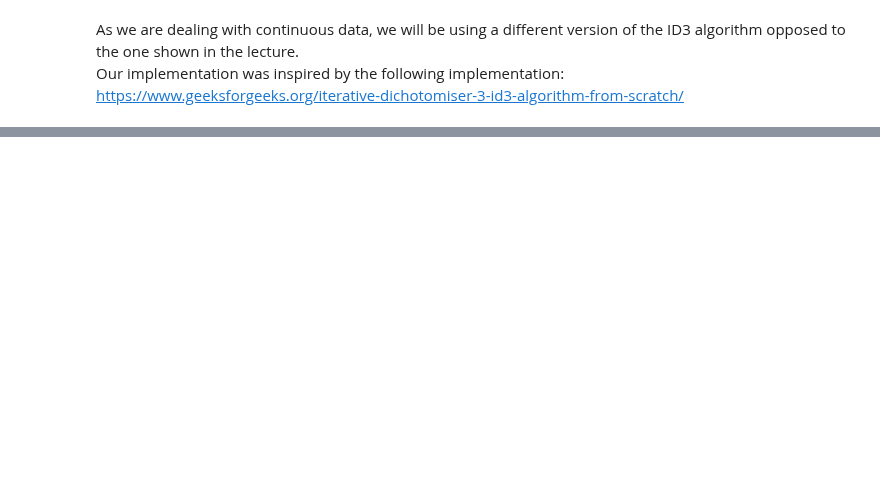
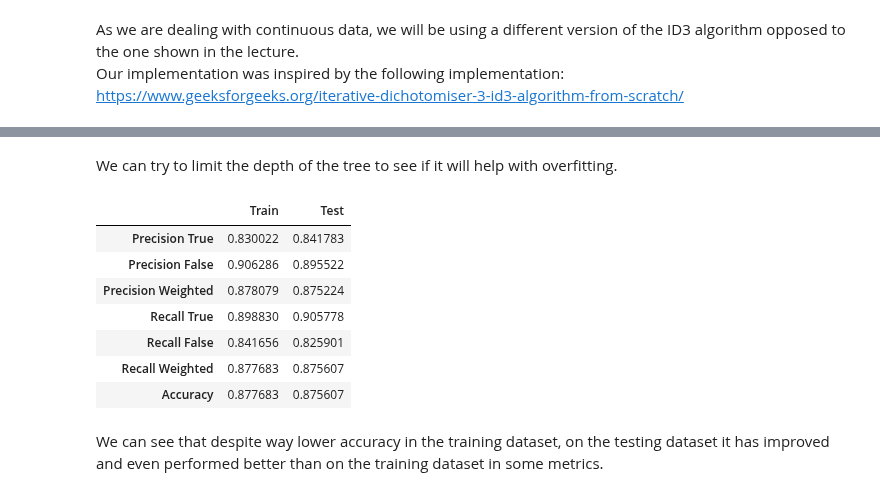
Before and after one commit to MartinH2k3/IAUProject, a Jupyter notebook: Phase3M.ipynb, the cells around one changed output, grey strips where cells are left out. Saved outputs shown, nothing was run; the diff lists cells and outputs as text; code cells hidden in the pictures; blank space fills up the shorter version.

```diff
--- a/Phase3M.ipynb
+++ b/Phase3M.ipynb
@@ -169,0 +229,20 @@ import multiprocessing as mp
+# %% [markdown]
+We can try to limit the depth of the tree to see if it will help with overfitting.
+# %%
+bounded_id3 = ID3classifier(max_depth=5)
+bounded_id3.fit(X_train.values, y_train.values)
+# %%
+y_pred = np.array([bounded_id3.predict(item) for item in X_test.values])
+y_pred_train = np.array([bounded_id3.predict(item) for item in X_train.values])
+show_metrics(y_pred_train, y_pred, y_train, y_test)
+# %% [output]
+|  | Train | Test |
+| Precision True | 0.830022 | 0.841783 |
+| Precision False | 0.906286 | 0.895522 |
+| Precision Weighted | 0.878079 | 0.875224 |
+| Recall True | 0.898830 | 0.905778 |
+| Recall False | 0.841656 | 0.825901 |
+| Recall Weighted | 0.877683 | 0.875607 |
+| Accuracy | 0.877683 | 0.875607 |
+# %% [markdown]
+We can see that despite way lower accuracy in the training dataset, on the testing dataset it has improved and even performed better than on the training dataset in some metrics.
```
Also changed, not shown: parts of 29 cells of this notebook.
